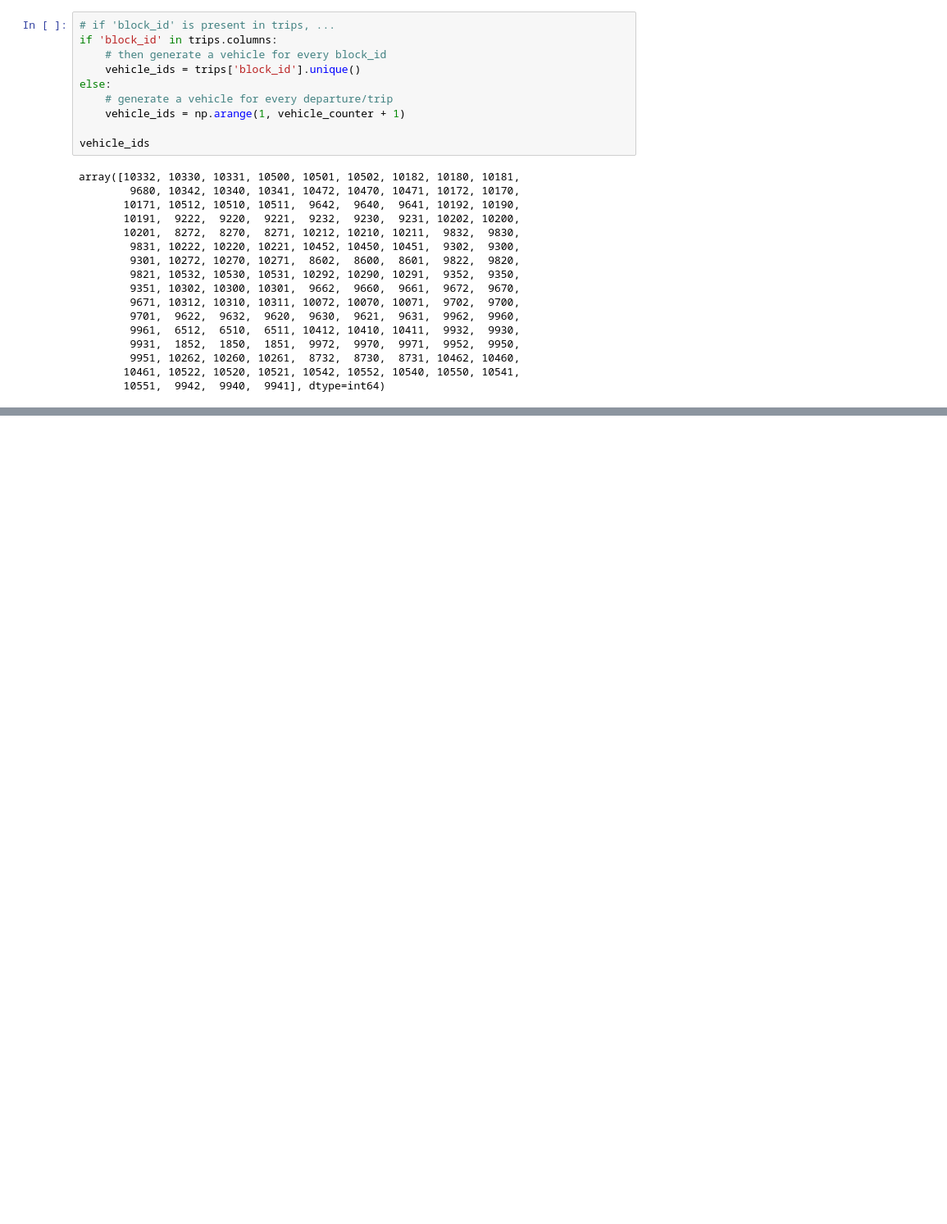
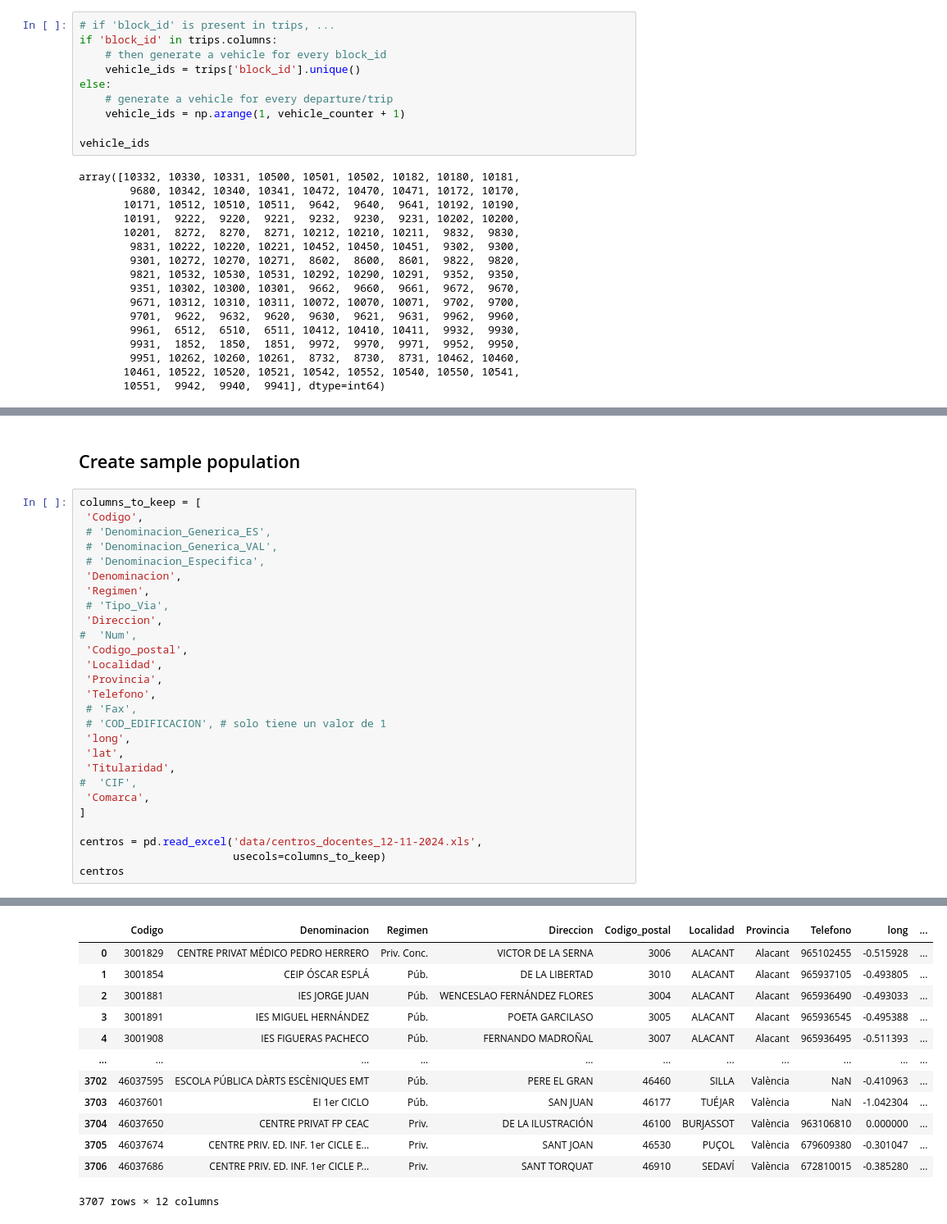
Before and after one commit to andrey-khaletsky/TFM, a Jupyter notebook: emt.ipynb, the cells around one changed output, grey strips where cells are left out. Shown at 82% size. Saved outputs shown, nothing was run; the diff lists cells and outputs as text; blank space fills up the shorter version.

```diff
--- a/emt.ipynb
+++ b/emt.ipynb
@@ -938,3 +1030,33 @@ xml_str = etree.tostring(root, pretty_print=True, xml_declaration=True, encoding
 # Save to file or print
 with open("networks/vehicleDefinitions.xml", "wb") as f:
     f.write(xml_str)
+# %% [markdown]
+## Create sample population
+# %%
+columns_to_keep = [
+ 'Codigo',
+ # 'Denominacion_Generica_ES',
+ # 'Denominacion_Generica_VAL',
+ # 'Denominacion_Especifica',
+ 'Denominacion',
+ 'Regimen',
+ # 'Tipo_Via',
+ 'Direccion',
+#  'Num',
+ 'Codigo_postal',
+ 'Localidad',
+ 'Provincia',
+ 'Telefono',
+ # 'Fax',
+ # 'COD_EDIFICACION', # solo tiene un valor de 1
+ 'long',
+ 'lat',
+ 'Titularidad',
+#  'CIF',
+ 'Comarca',
+]
+
+centros = pd.read_excel('data/centros_docentes_12-11-2024.xls',
+                        usecols=columns_to_keep)
+centros
+# %% [output]
@@ -940,0 +1065,13 @@ with open("networks/vehicleDefinitions.xml", "wb") as f:
+|  | Codigo | Denominacion | Regimen | Direccion | Codigo_postal | Localidad | Provincia | Telefono | long | ... |
+| 0 | 3001829 | CENTRE PRIVAT MÉDICO PEDRO HERRERO | Priv. Conc. | VICTOR DE LA SERNA | 3006 | ALACANT | Alacant | 965102455 | -0.515928 | ... |
+| 1 | 3001854 | CEIP ÓSCAR ESPLÁ | Púb. | DE LA LIBERTAD | 3010 | ALACANT | Alacant | 965937105 | -0.493805 | ... |
+| 2 | 3001881 | IES JORGE JUAN | Púb. | WENCESLAO FERNÁNDEZ FLORES | 3004 | ALACANT | Alacant | 965936490 | -0.493033 | ... |
+| 3 | 3001891 | IES MIGUEL HERNÁNDEZ | Púb. | POETA GARCILASO | 3005 | ALACANT | Alacant | 965936545 | -0.495388 | ... |
+| 4 | 3001908 | IES FIGUERAS PACHECO | Púb. | FERNANDO MADROÑAL | 3007 | ALACANT | Alacant | 965936495 | -0.511393 | ... |
+| ... | ... | ... | ... | ... | ... | ... | ... | ... | ... | ... |
+| 3702 | 46037595 | ESCOLA PÚBLICA DÀRTS ESCÈNIQUES EMT | Púb. | PERE EL GRAN | 46460 | SILLA | València | NaN | -0.410963 | ... |
+| 3703 | 46037601 | EI 1er CICLO | Púb. | SAN JUAN | 46177 | TUÉJAR | València | NaN | -1.042304 | ... |
+| 3704 | 46037650 | CENTRE PRIVAT FP CEAC | Priv. | DE LA ILUSTRACIÓN | 46100 | BURJASSOT | València | 963106810 | 0.000000 | ... |
+| 3705 | 46037674 | CENTRE PRIV. ED. INF. 1er CICLE E... | Priv. | SANT JOAN | 46530 | PUÇOL | València | 679609380 | -0.301047 | ... |
+| 3706 | 46037686 | CENTRE PRIV. ED. INF. 1er CICLE P... | Priv. | SANT TORQUAT | 46910 | SEDAVÍ | València | 672810015 | -0.385280 | ... |
+3707 rows × 12 columns
```
Also changed, not shown: parts of 56 cells of this notebook, 20 other files.
